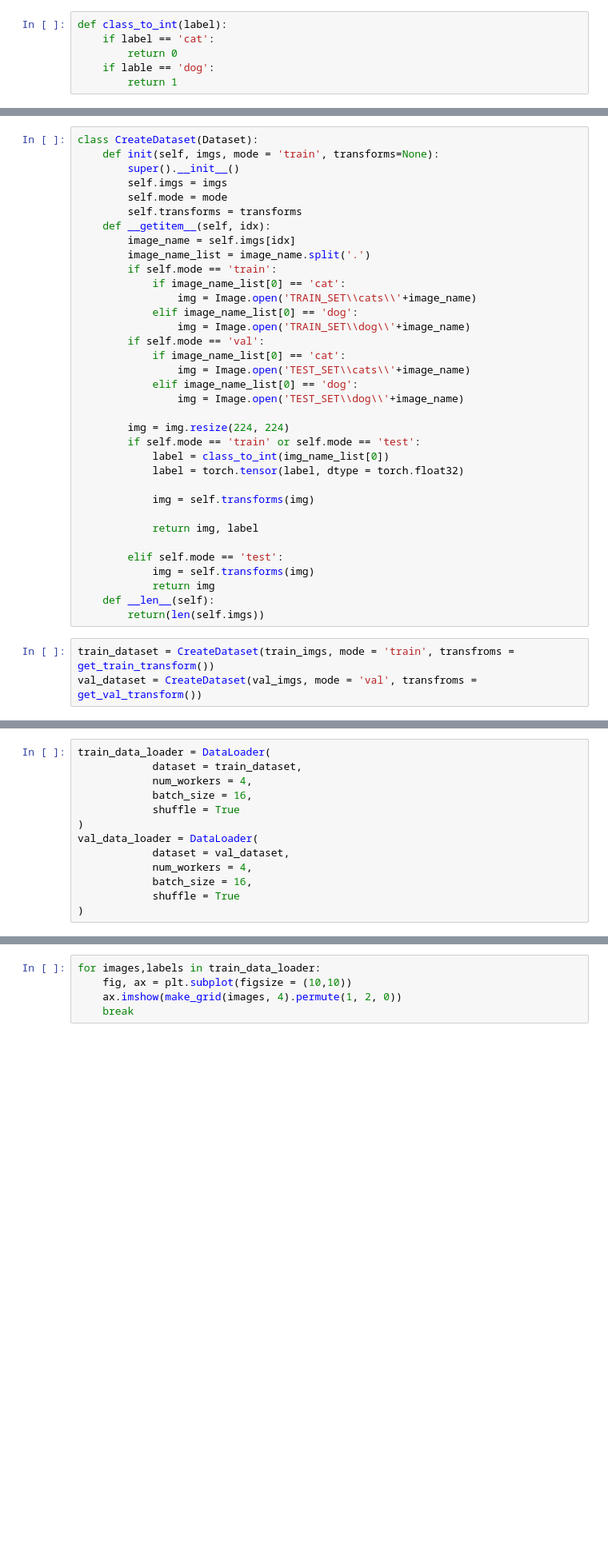
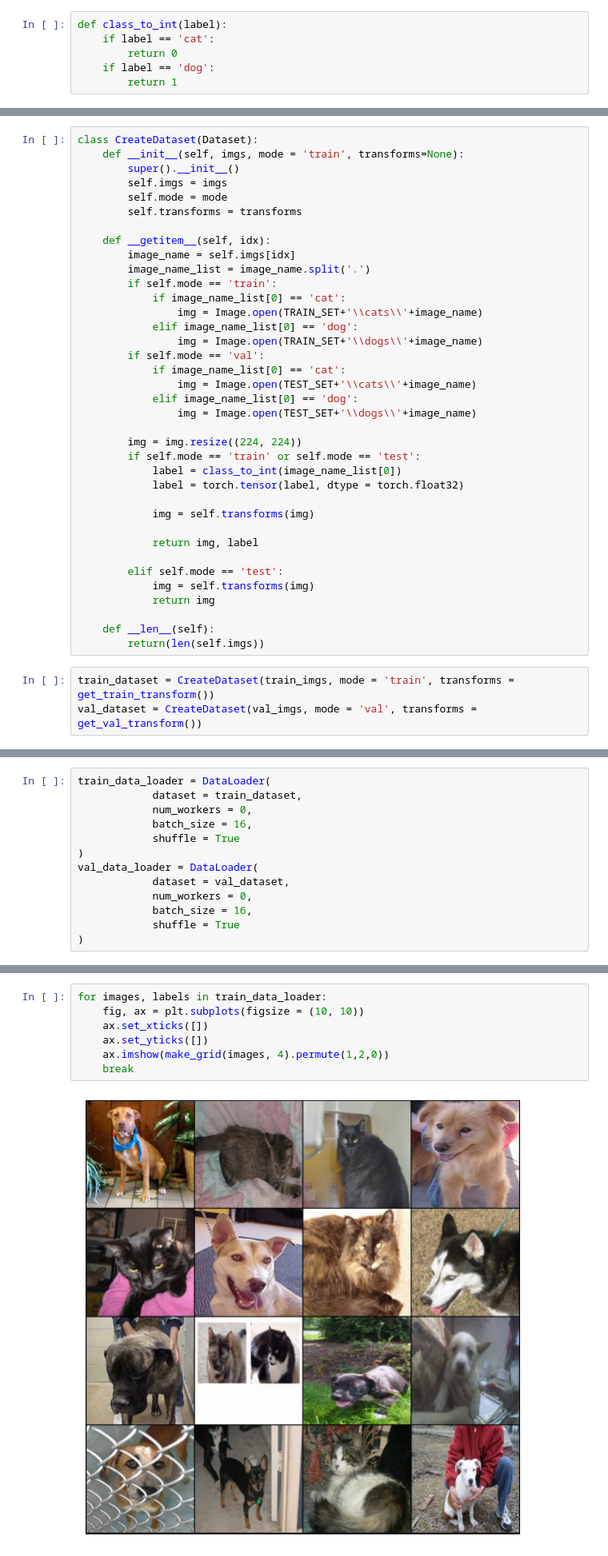
Before and after one commit to maximinjoshua/pytorch_cats_and_dogs, a Jupyter notebook: First_try_with_pytorch.ipynb, the cells around one changed output, grey strips where cells are left out. Shown: that part at 80% size. Saved outputs shown, nothing was run; the diff lists cells and outputs as text; blank space fills up the shorter version.

Commit message:
Created a py file from the ipynb file and also fixed the matplotlib num_workers error

```diff
--- a/First_try_with_pytorch.ipynb
+++ b/First_try_with_pytorch.ipynb
@@ -24,7 +49,7 @@ for root,dirs,files in os.walk(TEST_SET):
 def class_to_int(label):
     if label == 'cat':
         return 0
-    if lable == 'dog':
+    if label == 'dog':
         return 1
 # %%
 def get_train_transform():
@@ -39,28 +64,29 @@ def get_val_transform():
     ])
 # %%
 class CreateDataset(Dataset):
-    def init(self, imgs, mode = 'train', transforms=None):
+    def __init__(self, imgs, mode = 'train', transforms=None):
         super().__init__()
         self.imgs = imgs
         self.mode = mode
         self.transforms = transforms
+
     def __getitem__(self, idx):
         image_name = self.imgs[idx]
         image_name_list = image_name.split('.')
         if self.mode == 'train':
             if image_name_list[0] == 'cat':
-                img = Image.open('TRAIN_SET\\cats\\'+image_name)
+                img = Image.open(TRAIN_SET+'\\cats\\'+image_name)
             elif image_name_list[0] == 'dog':
-                img = Image.open('TRAIN_SET\\dog\\'+image_name)
+                img = Image.open(TRAIN_SET+'\\dogs\\'+image_name)
         if self.mode == 'val':
             if image_name_list[0] == 'cat':
-                img = Image.open('TEST_SET\\cats\\'+image_name)
+                img = Image.open(TEST_SET+'\\cats\\'+image_name)
             elif image_name_list[0] == 'dog':
-                img = Image.open('TEST_SET\\dog\\'+image_name)
+                img = Image.open(TEST_SET+'\\dogs\\'+image_name)
 
-        img = img.resize(224, 224)
+        img = img.resize((224, 224))
         if self.mode == 'train' or self.mode == 'test':
-            label = class_to_int(img_name_list[0])
+            label = class_to_int(image_name_list[0])
             label = torch.tensor(label, dtype = torch.float32)
 
             img = self.transforms(img)
@@ -70,8 +96,9 @@ class CreateDataset(Dataset):
         elif self.mode == 'test':
             img = self.transforms(img)
             return img
+
     def __len__(self):
         return(len(self.imgs))
 # %%
-train_dataset = CreateDataset(train_imgs, mode = 'train', transfroms = get_train_transform())
-val_dataset = CreateDataset(val_imgs, mode = 'val', transfroms = get_val_transform())
+train_dataset = CreateDataset(train_imgs, mode = 'train', transforms = get_train_transform())
+val_dataset = CreateDataset(val_imgs, mode = 'val', transforms = get_val_transform())
@@ -80,13 +105,13 @@ TypeError: object.__new__() takes exactly one argument (the type to instantiate)
 # %%
 train_data_loader = DataLoader(
             dataset = train_dataset,
-            num_workers = 4,
+            num_workers = 0,
             batch_size = 16,
             shuffle = True
 )
 val_data_loader = DataLoader(
             dataset = val_dataset,
-            num_workers = 4,
+            num_workers = 0,
             batch_size = 16,
             shuffle = True
 )
@@ -93,5 +138,9 @@ val_data_loader = DataLoader(
 # %%
-for images,labels in train_data_loader:
-    fig, ax = plt.subplot(figsize = (10,10))
-    ax.imshow(make_grid(images, 4).permute(1, 2, 0))
+for images, labels in train_data_loader:
+    fig, ax = plt.subplots(figsize = (10, 10))
+    ax.set_xticks([])
+    ax.set_yticks([])
+    ax.imshow(make_grid(images, 4).permute(1,2,0))
     break
+# %% [output]
+[figure, added]
```
Also changed, not shown: parts of 5 cells of this notebook, 2 other files.
